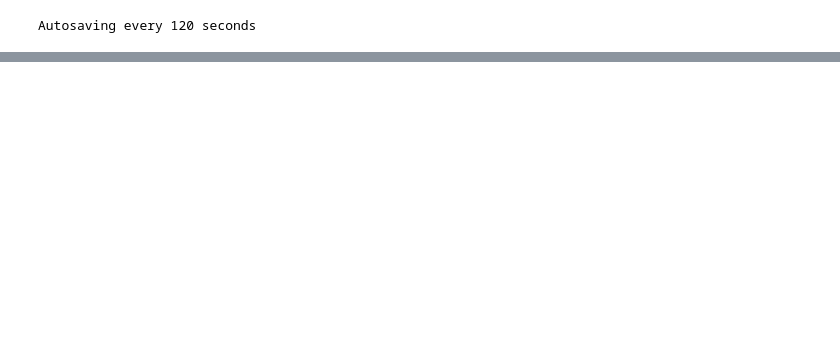
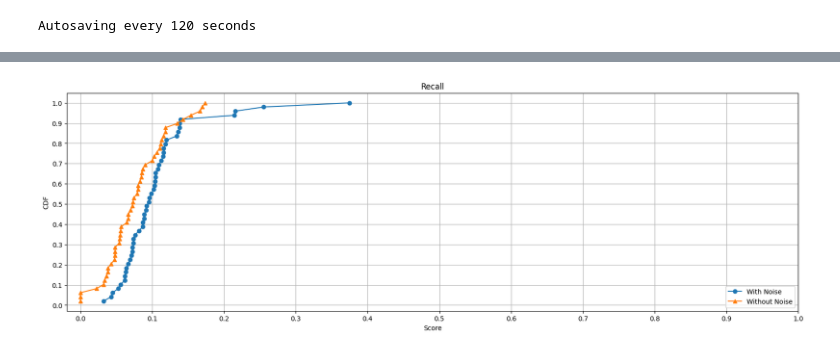
Before and after one commit to nahidul-opu/Tangled, a Jupyter notebook: Classification.ipynb, the cells around one changed output, grey strips where cells are left out. Cells and saved outputs as stored; diff of their text form; code cells hidden in the pictures; blank space fills up the shorter version.

```diff
--- a/Classification.ipynb
+++ b/Classification.ipynb
@@ -60,0 +226,4 @@ Y = enc2.fit_transform(df["Detection"])
+# %%
+plot_cdf([recalls, cleaned_recalls], ["With Noise", "Without Noise"], "Recall")
+# %% [output]
+[figure, added]
```
Also changed, not shown: parts of 12 cells of this notebook.
